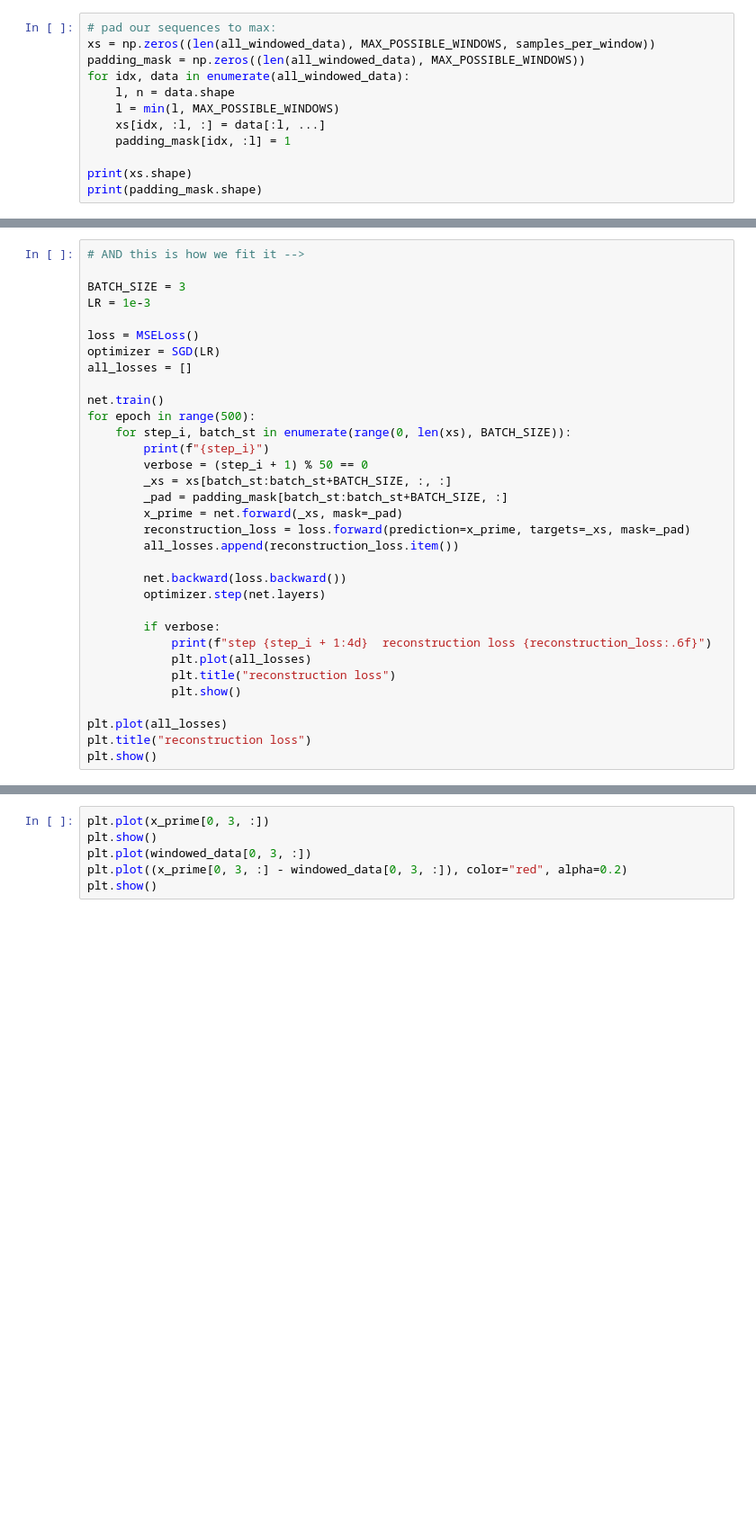
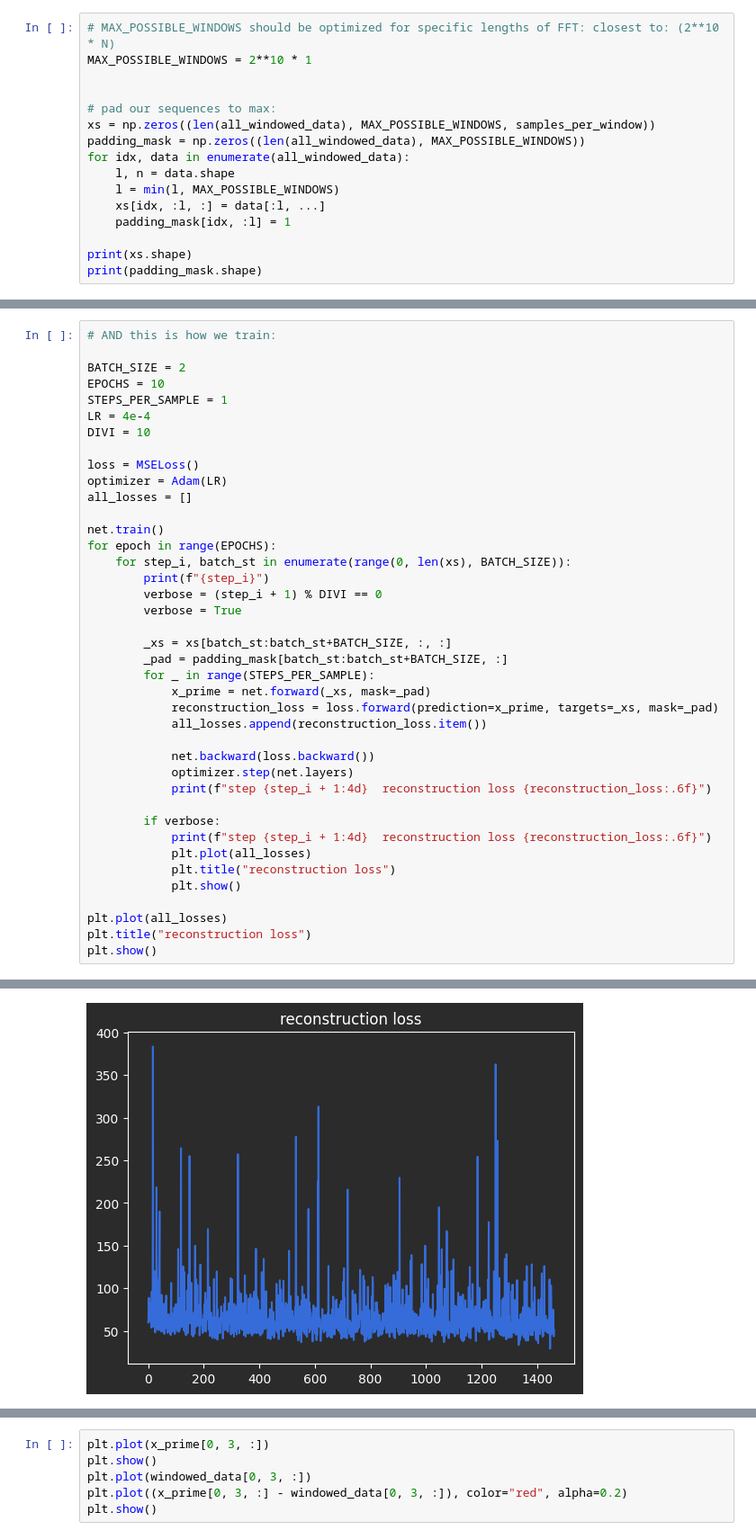
Before and after one commit to Davidgraey/ml-tools, a Jupyter notebook: notebooks/elephant_training_latentspace.ipynb, the cells around one changed output, grey strips where cells are left out. Shown at 90% size. Drawn from its saved outputs; the diff is of its cells as text; blank space fills up the shorter version.

Commit message:
updated notebook for training

```diff
--- a/notebooks/elephant_training_latentspace.ipynb
+++ b/notebooks/elephant_training_latentspace.ipynb
@@ -143,5 +120,9 @@ print(np.max(shapes))
 4412
 # %%
+# MAX_POSSIBLE_WINDOWS should be optimized for specific lengths of FFT: closest to: (2**10 * N)
+MAX_POSSIBLE_WINDOWS = 2**10 * 1
+
+
 # pad our sequences to max:
 xs = np.zeros((len(all_windowed_data), MAX_POSSIBLE_WINDOWS, samples_per_window))
 padding_mask = np.zeros((len(all_windowed_data), MAX_POSSIBLE_WINDOWS))
@@ -260,26 +271,33 @@ edges:
 # %%
-# AND this is how we fit it -->
+# AND this is how we train:
 
-BATCH_SIZE = 3
-LR = 1e-3
+BATCH_SIZE = 2
+EPOCHS = 10
+STEPS_PER_SAMPLE = 1
+LR = 4e-4
+DIVI = 10
 
 loss = MSELoss()
-optimizer = SGD(LR)
+optimizer = Adam(LR)
 all_losses = []
 
 net.train()
-for epoch in range(500):
+for epoch in range(EPOCHS):
     for step_i, batch_st in enumerate(range(0, len(xs), BATCH_SIZE)):
         print(f"{step_i}")
-        verbose = (step_i + 1) % 50 == 0
+        verbose = (step_i + 1) % DIVI == 0
+        verbose = True
+
         _xs = xs[batch_st:batch_st+BATCH_SIZE, :, :]
         _pad = padding_mask[batch_st:batch_st+BATCH_SIZE, :]
-        x_prime = net.forward(_xs, mask=_pad)
-        reconstruction_loss = loss.forward(prediction=x_prime, targets=_xs, mask=_pad)
-        all_losses.append(reconstruction_loss.item())
+        for _ in range(STEPS_PER_SAMPLE):
+            x_prime = net.forward(_xs, mask=_pad)
+            reconstruction_loss = loss.forward(prediction=x_prime, targets=_xs, mask=_pad)
+            all_losses.append(reconstruction_loss.item())
 
-        net.backward(loss.backward())
-        optimizer.step(net.layers)
+            net.backward(loss.backward())
+            optimizer.step(net.layers)
+            print(f"step {step_i + 1:4d}  reconstruction loss {reconstruction_loss:.6f}")
 
         if verbose:
             print(f"step {step_i + 1:4d}  reconstruction loss {reconstruction_loss:.6f}")
@@ -297,0 +314 @@ plt.show()
+[figure, added]
```
Also changed, not shown: parts of 12 cells of this notebook, 5 other files.
